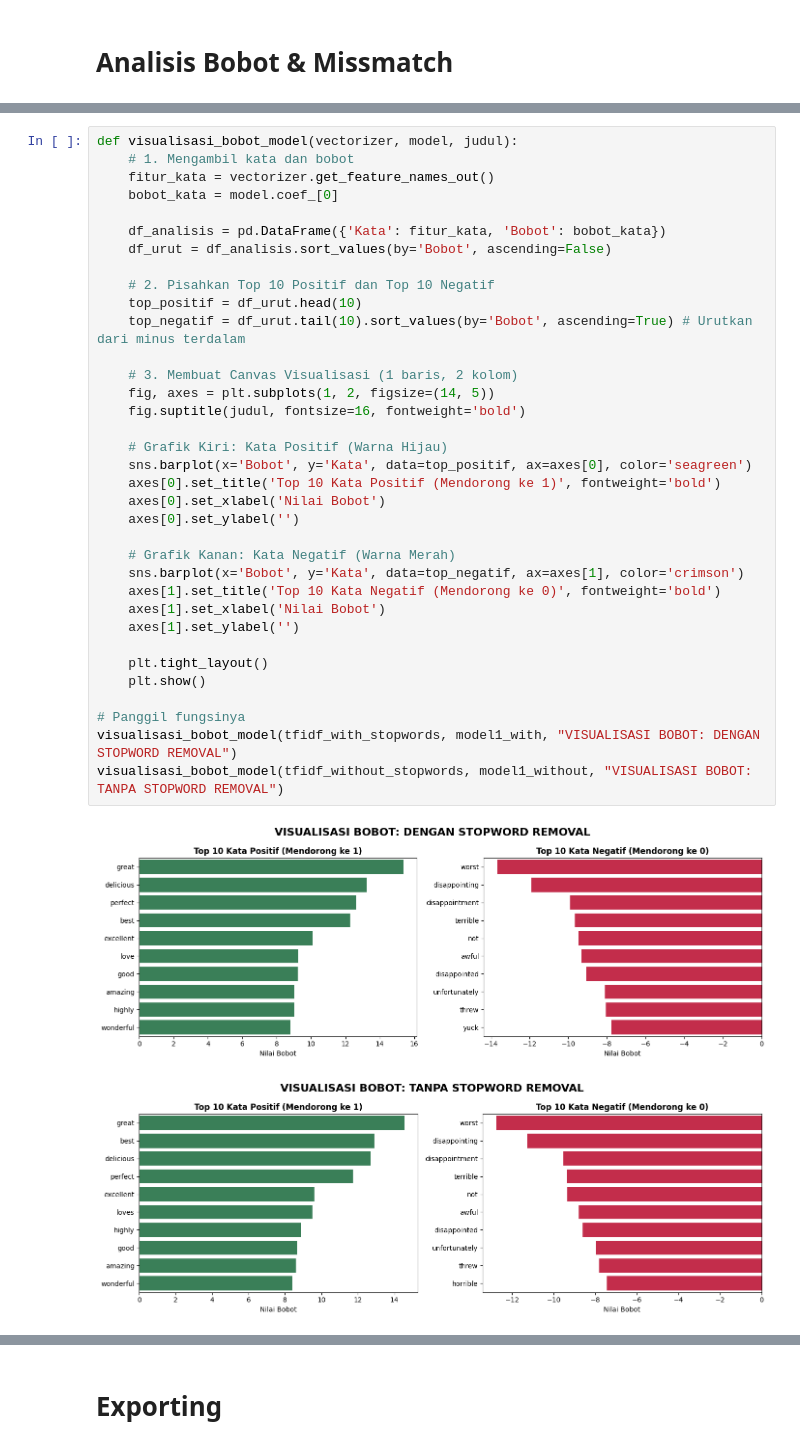
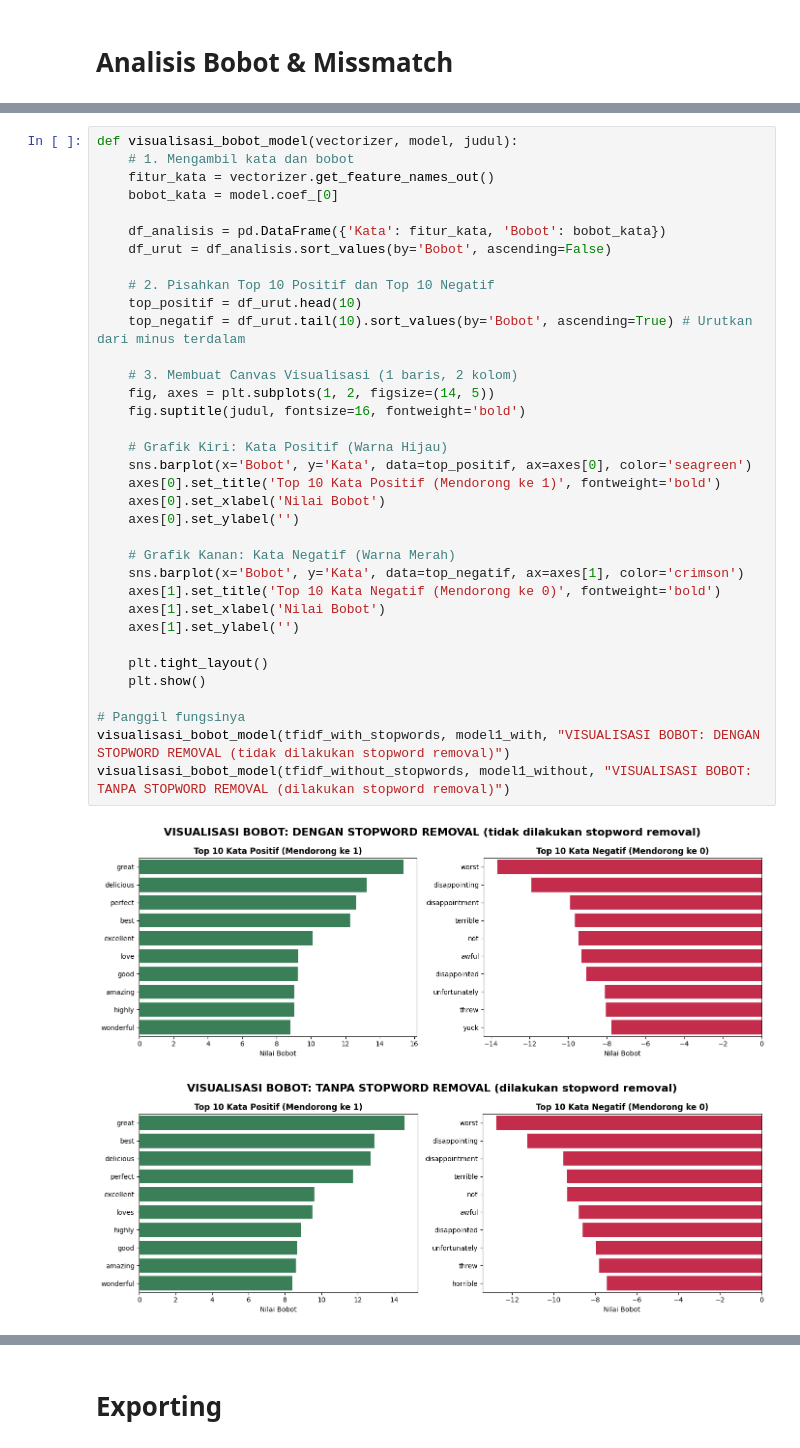
Before and after one commit to Yogiarta714/amazon-sentiment-analyzer, a Jupyter notebook: sentiment-analyzer.ipynb, the cells around one changed output, grey strips where cells are left out. Cells and saved outputs as stored; diff of their text form.

Commit message:
fix: model

```diff
--- a/sentiment-analyzer.ipynb
+++ b/sentiment-analyzer.ipynb
@@ -907,35 +532,35 @@ def visualisasi_bobot_model(vectorizer, model, judul):
     bobot_kata = model.coef_[0]
 
     df_analisis = pd.DataFrame({'Kata': fitur_kata, 'Bobot': bobot_kata})
     df_urut = df_analisis.sort_values(by='Bobot', ascending=False)
 
     # 2. Pisahkan Top 10 Positif dan Top 10 Negatif
     top_positif = df_urut.head(10)
     top_negatif = df_urut.tail(10).sort_values(by='Bobot', ascending=True) # Urutkan dari minus terdalam
 
     # 3. Membuat Canvas Visualisasi (1 baris, 2 kolom)
     fig, axes = plt.subplots(1, 2, figsize=(14, 5))
     fig.suptitle(judul, fontsize=16, fontweight='bold')
 
     # Grafik Kiri: Kata Positif (Warna Hijau)
     sns.barplot(x='Bobot', y='Kata', data=top_positif, ax=axes[0], color='seagreen')
     axes[0].set_title('Top 10 Kata Positif (Mendorong ke 1)', fontweight='bold')
     axes[0].set_xlabel('Nilai Bobot')
     axes[0].set_ylabel('')
 
     # Grafik Kanan: Kata Negatif (Warna Merah)
     sns.barplot(x='Bobot', y='Kata', data=top_negatif, ax=axes[1], color='crimson')
     axes[1].set_title('Top 10 Kata Negatif (Mendorong ke 0)', fontweight='bold')
     axes[1].set_xlabel('Nilai Bobot')
     axes[1].set_ylabel('')
 
     plt.tight_layout()
     plt.show()
 
 # Panggil fungsinya
-visualisasi_bobot_model(tfidf_with_stopwords, model1_with, "VISUALISASI BOBOT: DENGAN STOPWORD REMOVAL")
-visualisasi_bobot_model(tfidf_without_stopwords, model1_without, "VISUALISASI BOBOT: TANPA STOPWORD REMOVAL")
+visualisasi_bobot_model(tfidf_with_stopwords, model1_with, "VISUALISASI BOBOT: DENGAN STOPWORD REMOVAL (tidak dilakukan stopword removal)")
+visualisasi_bobot_model(tfidf_without_stopwords, model1_without, "VISUALISASI BOBOT: TANPA STOPWORD REMOVAL (dilakukan stopword removal)")
 # %% [output]
-[figure, old version]
+[figure, new version]
-[figure, old version]
+[figure, new version]
 # %% [markdown]
```
Also changed, not shown: parts of 38 cells of this notebook.
